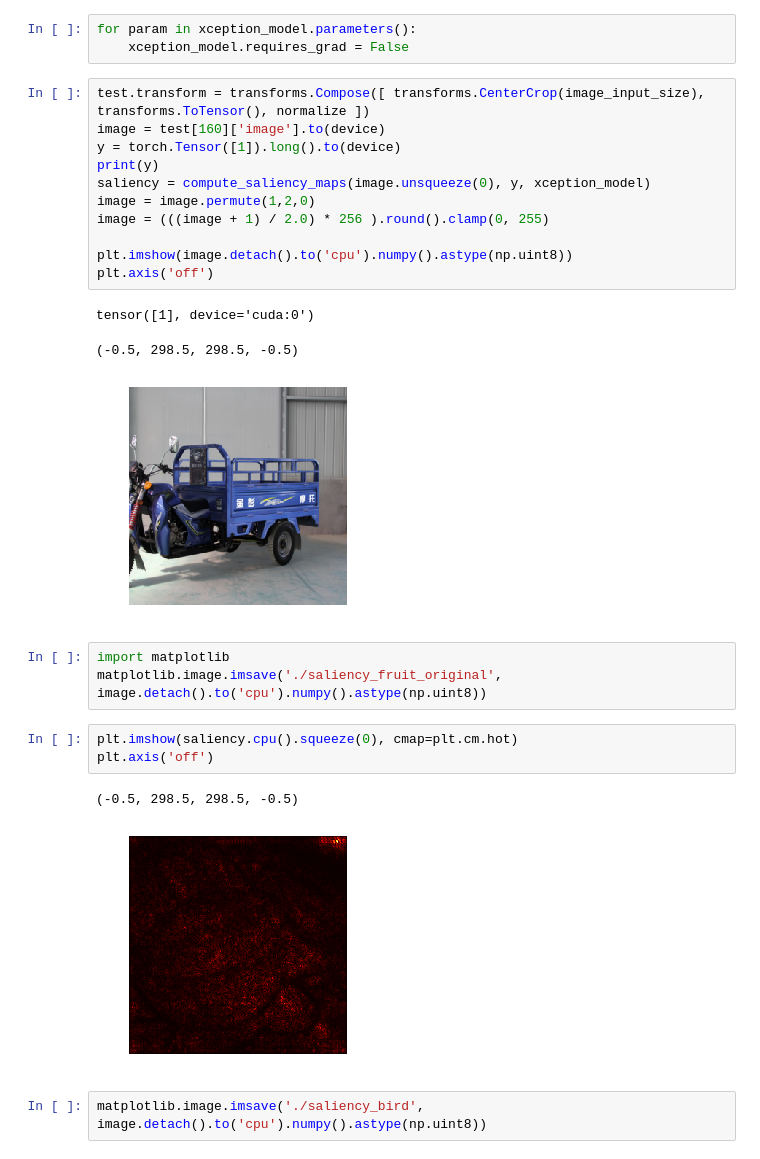
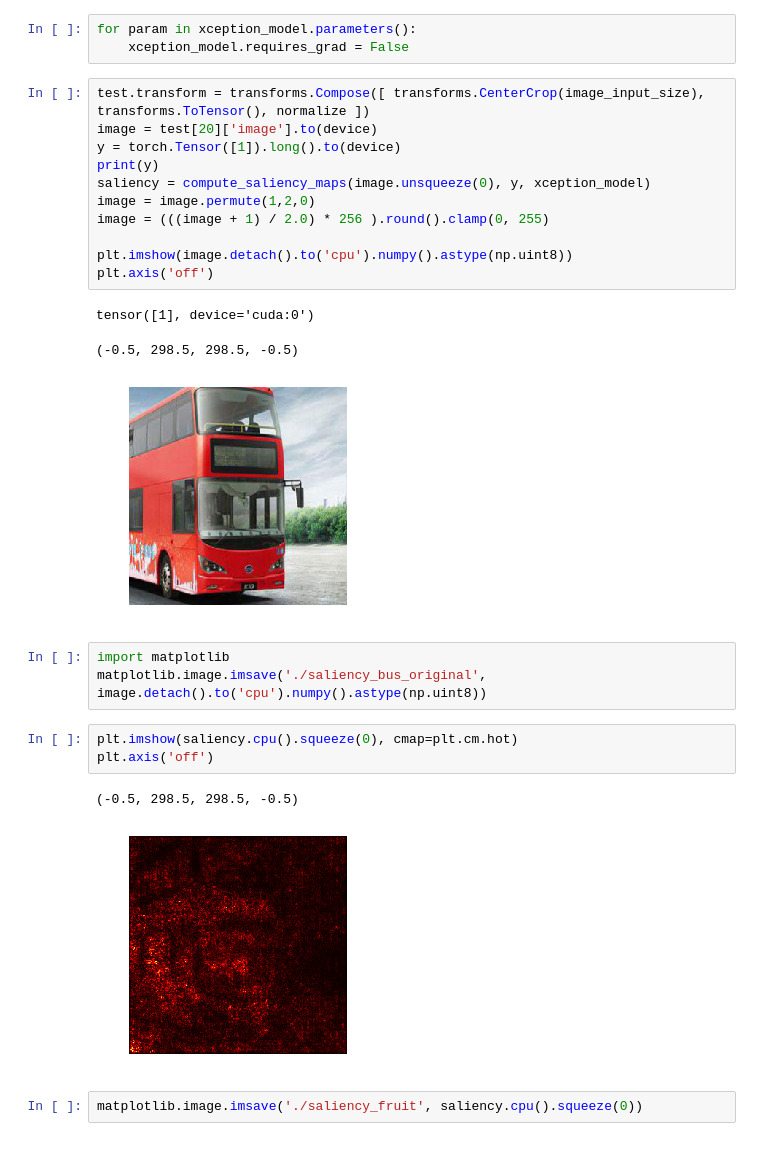
Before and after one commit to natel9178/tl-biggan, a Jupyter notebook: src/classifier/Saliency.ipynb, the cells around one changed output. Saved outputs shown, nothing was run; the diff lists cells and outputs as text.

```diff
--- a/src/classifier/Saliency.ipynb
+++ b/src/classifier/Saliency.ipynb
@@ -104,27 +104,27 @@ for param in xception_model.parameters():
     xception_model.requires_grad = False
 # %%
 test.transform = transforms.Compose([ transforms.CenterCrop(image_input_size), transforms.ToTensor(), normalize ])
-image = test[160]['image'].to(device)
+image = test[20]['image'].to(device)
 y = torch.Tensor([1]).long().to(device)
 print(y)
 saliency = compute_saliency_maps(image.unsqueeze(0), y, xception_model)
 image = image.permute(1,2,0)
 image = (((image + 1) / 2.0) * 256 ).round().clamp(0, 255)
 
 plt.imshow(image.detach().to('cpu').numpy().astype(np.uint8))
 plt.axis('off')
 # %% [output]
 tensor([1], device='cuda:0')
 (-0.5, 298.5, 298.5, -0.5)
-[figure, old version]
+[figure, new version]
 # %%
 import matplotlib
-matplotlib.image.imsave('./saliency_fruit_original', image.detach().to('cpu').numpy().astype(np.uint8))
+matplotlib.image.imsave('./saliency_bus_original', image.detach().to('cpu').numpy().astype(np.uint8))
 # %%
 plt.imshow(saliency.cpu().squeeze(0), cmap=plt.cm.hot)
 plt.axis('off')
 # %% [output]
 (-0.5, 298.5, 298.5, -0.5)
-[figure, old version]
+[figure, new version]
-# %%
-matplotlib.image.imsave('./saliency_bird', image.detach().to('cpu').numpy().astype(np.uint8))
+# %%
+matplotlib.image.imsave('./saliency_fruit', saliency.cpu().squeeze(0))
```
Also changed, not shown: 5 other files.
